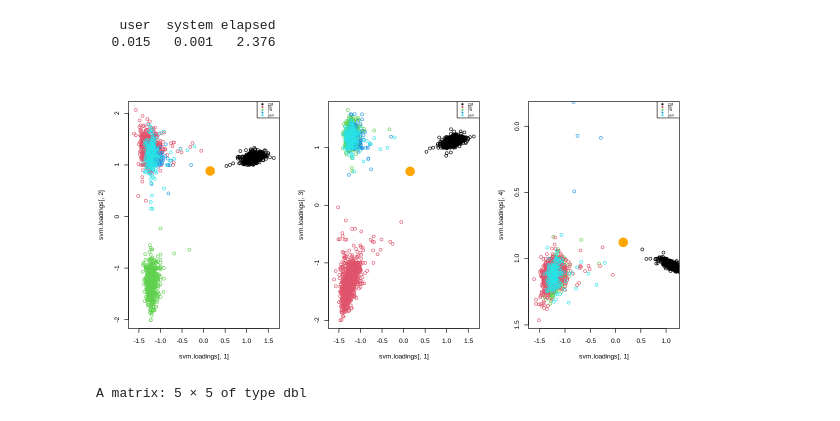
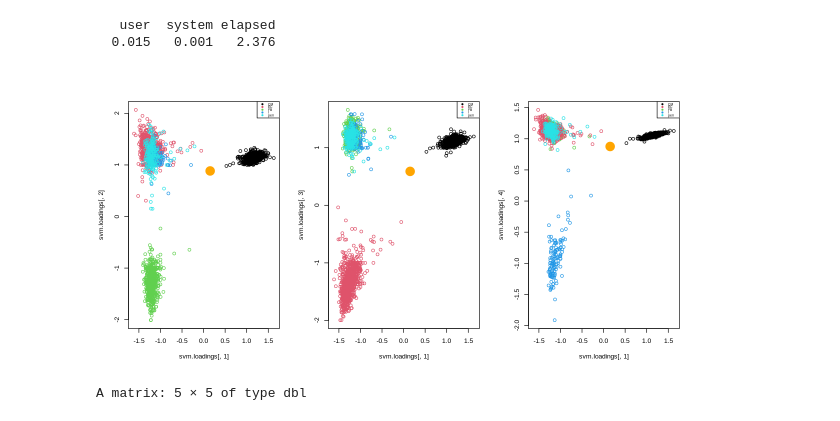
Before and after one commit to Matthew1309/Intuitions, a Jupyter notebook: Statistics/SVM/SVM_explaination.ipynb, the cells around one changed output. Drawn from its saved outputs; the diff is of its cells as text; code cells hidden in the pictures.

Commit message:
Fixes final figure in SVM intuitions

```diff
--- a/Statistics/SVM/SVM_explaination.ipynb
+++ b/Statistics/SVM/SVM_explaination.ipynb
@@ -377,37 +377,35 @@ beta.list <- as.data.frame(beta.list)
 svm.loadings <- as.matrix(x) %*% as.matrix(beta.list)
 svm.loadings <- t(apply(svm.loadings, MARGIN = 1, function(x){ x - rho.list}))
 pseudo.bulk.svm.loading <- t(x.test) %*% as.matrix(beta.list) - rho.list
 
 options(repr.plot.height=5, repr.plot.width = 10)
 group = factor(meta.mat$ident)
 par(mfrow = c(1,3))
 plot(svm.loadings[,1],
      svm.loadings[,2],
      col = group)
 points(pseudo.bulk.svm.loading[,1],
        pseudo.bulk.svm.loading[,2],
        col = 'orange', pch = 19, cex = 3)
 legend("topright", legend = levels(group), col = 1:length(levels(group)), pch = 19, cex = 0.5)
 
 plot(svm.loadings[,1],
      svm.loadings[,3],
      col = group)
 points(pseudo.bulk.svm.loading[,1],
        pseudo.bulk.svm.loading[,3],
        col = 'orange', pch = 19, cex = 3)
 legend("topright", legend = levels(group), col = 1:length(levels(group)), pch = 19, cex = 0.5)
 
 plot(svm.loadings[,1],
      svm.loadings[,4],
-     col = group,
-     xlim = c((min(svm.loadings[,1]) + 0), pseudo.bulk.svm.loading[,1]+1),
-     ylim = c(max(svm.loadings[,4]), pseudo.bulk.svm.loading[,4]-1))
+     col = group)
 points(pseudo.bulk.svm.loading[,1],
        pseudo.bulk.svm.loading[,4],
        col = 'orange', pch = 19, cex = 3)
 legend("topright", legend = levels(group), col = 1:length(levels(group)), pch = 19, cex = 0.5)
 # %% [output]
-[figure, old version]
+[figure, new version]
 # %%
 A <- t(apply(svm.loadings, MARGIN = 2, function(x) tapply(x, group, mean))); rownames(A) <- paste0(rownames(A), "_SVM"); A
 
```
